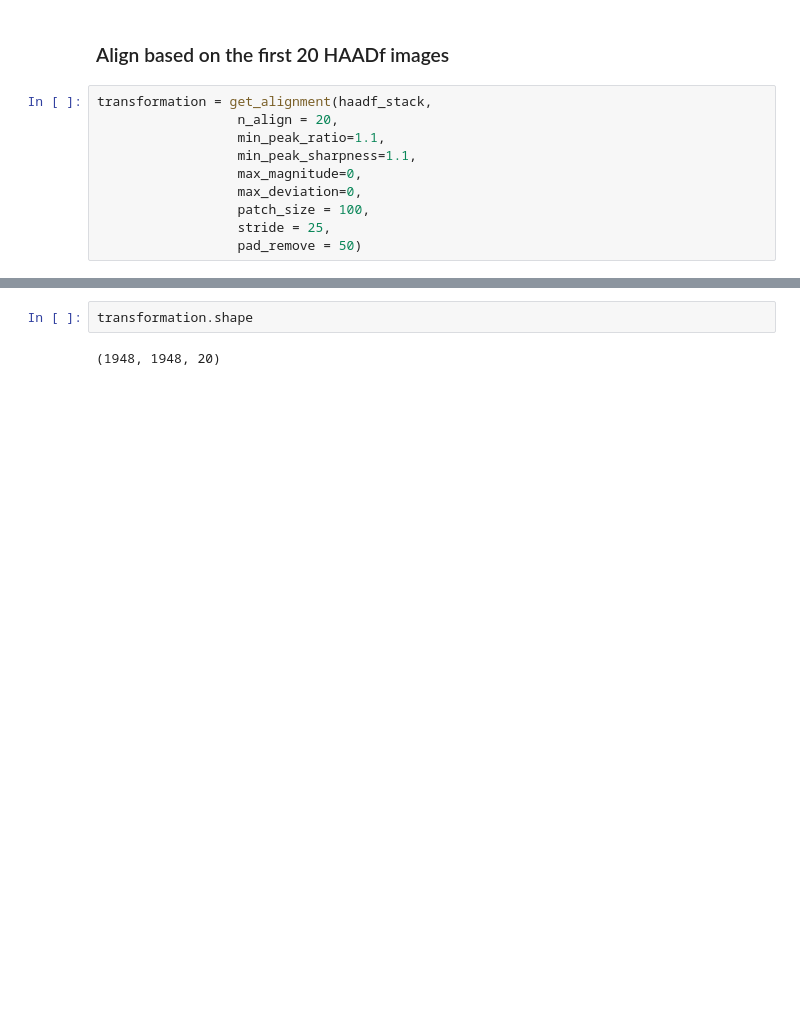
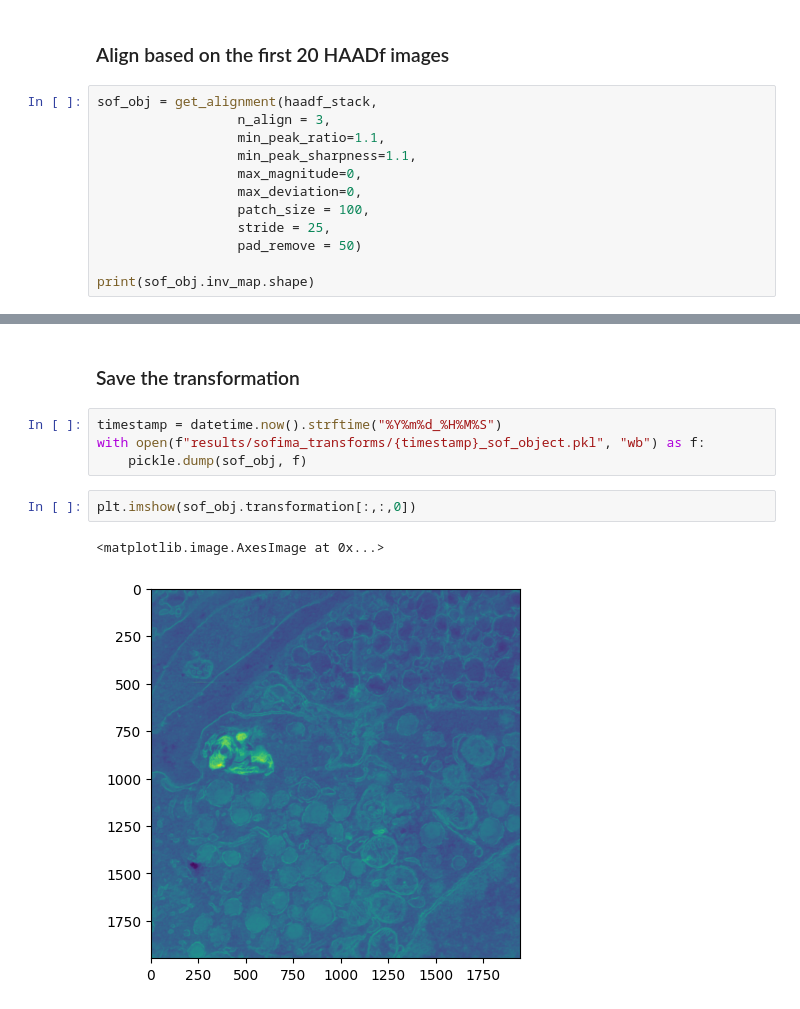
Before and after one commit to amjams/PreHyperspectralEDX, a Jupyter notebook: preprocessing_basic/05_b_alignment_SOFIMA.ipynb, the cells around one changed output, grey strips where cells are left out. Drawn from its saved outputs; the diff is of its cells as text; blank space fills up the shorter version.

Commit message:
function for sofima - clean up. separate applying from the transformation

```diff
--- a/preprocessing_basic/05_b_alignment_SOFIMA.ipynb
+++ b/preprocessing_basic/05_b_alignment_SOFIMA.ipynb
@@ -38,8 +40,8 @@ WARNING | RosettaSciIO | The file contains only one spectrum stream (rsciio.emd.
 # %% [markdown]
 ### Align based on the first 20 HAADf images
 # %%
-transformation = get_alignment(haadf_stack,
-                  n_align = 20,
+sof_obj = get_alignment(haadf_stack,
+                  n_align = 3,
                   min_peak_ratio=1.1,
                   min_peak_sharpness=1.1,
                   max_magnitude=0,
@@ -47,3 +49,5 @@ transformation = get_alignment(haadf_stack,
                   patch_size = 100,
                   stride = 25,
                   pad_remove = 50)
+
+print(sof_obj.inv_map.shape)
@@ -59,4 +54,11 @@ Metal device set to: Apple M2 Max
-# %%
-transformation.shape
-# %% [output]
-(1948, 1948, 20)
+# %% [markdown]
+### Save the transformation
+# %%
+timestamp = datetime.now().strftime("%Y%m%d_%H%M%S")
+with open(f"results/sofima_transforms/{timestamp}_sof_object.pkl", "wb") as f:
+    pickle.dump(sof_obj, f)
+# %%
+plt.imshow(sof_obj.transformation[:,:,0])
+# %% [output]
+<matplotlib.image.AxesImage at 0x...>
+[figure, added]
```
Also changed, not shown: parts of 2 cells of this notebook, 1 other file.
